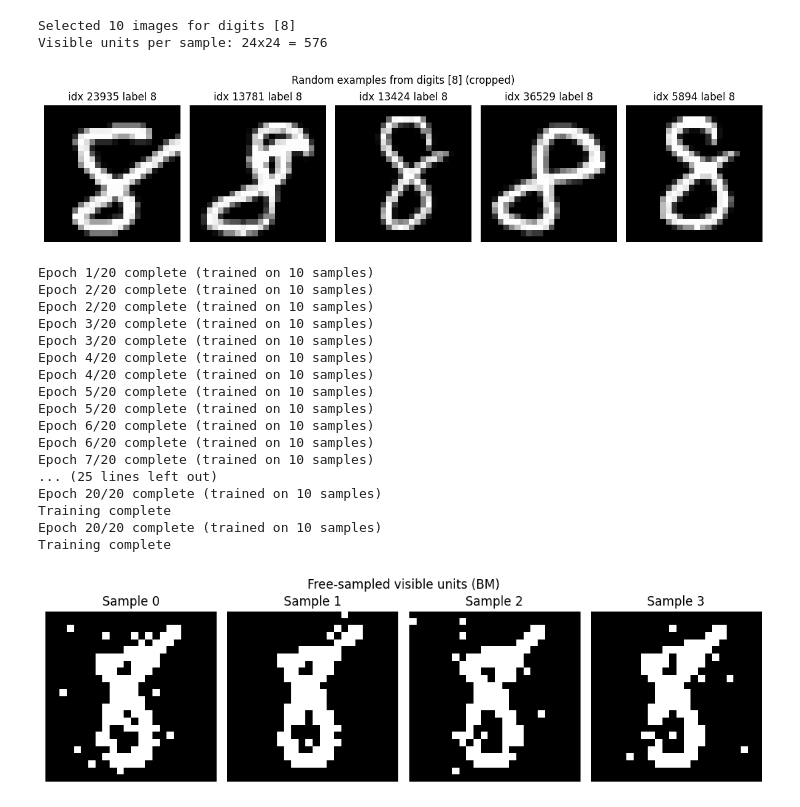
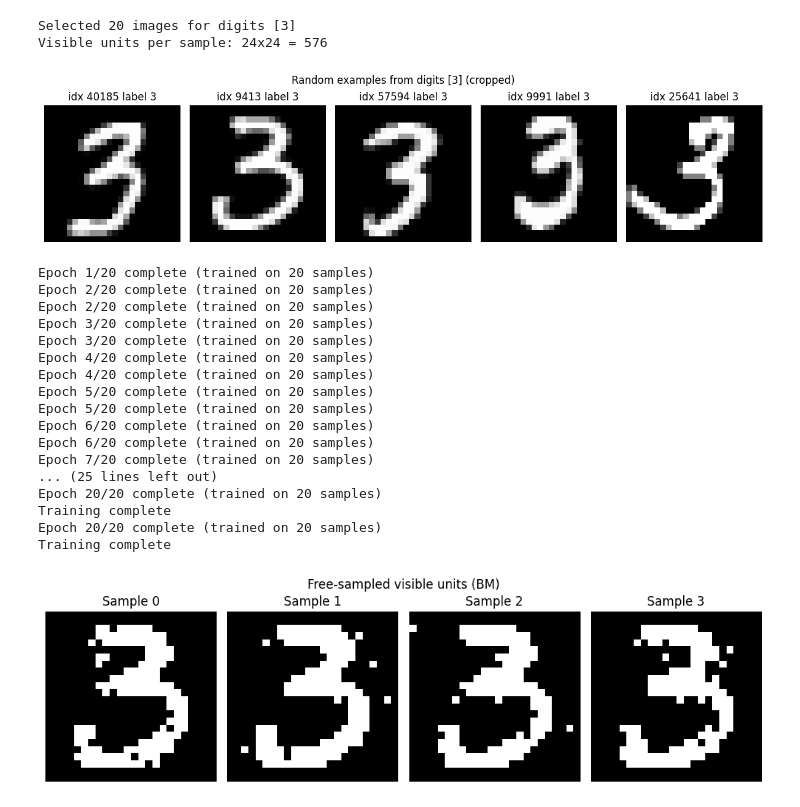
Before and after one commit to vivekhsridhar/EBMs, a Jupyter notebook: BoltzmannMachine.ipynb, the cells around one changed output. Drawn from its saved outputs; the diff is of its cells as text; code cells hidden in the pictures.

```diff
--- a/BoltzmannMachine.ipynb
+++ b/BoltzmannMachine.ipynb
@@ -9,8 +9,8 @@ from keras.datasets import mnist
 # %%
 # Configuration (aligned with Hopfield notebook)
 IMAGE_CROP = 2              # crop margin per side (28 -> 28-2*IMAGE_CROP)
-DIGITS = [8]                # list of digits to learn from (e.g. [0,1,8])
-N_TRAIN = 10                # number of images to sample from the selected digits
+DIGITS = [3]                # list of digits to learn from (e.g. [0,1,8])
+N_TRAIN = 20                # number of images to sample from the selected digits
 
 # Load and preprocess MNIST
 (X_train, y_train), _ = mnist.load_data()
@@ -31,23 +31,22 @@ training_patterns = (selected_images > image_means).astype(np.float32)
 print(f"Selected {training_patterns.shape[0]} images for digits {DIGITS}")
 print(f"Visible units per sample: {IMAGE_SIZE}x{IMAGE_SIZE} = {IMAGE_SIZE**2}")
 # %% [output]
-Selected 10 images for digits [8]
+Selected 20 images for digits [3]
 Visible units per sample: 24x24 = 576
 # %%
 # Visualize random up-to-5 examples from the selected training set (grayscale)
 viz_rng = np.random.default_rng(43)
-n_show = min(5, N_TRAIN)
-sel = viz_rng.choice(N_TRAIN, size=n_show, replace=False)
-fig, axes = plt.subplots(1, n_show, figsize=(12, 3))
+sel = viz_rng.choice(N_TRAIN, size=5, replace=False)
+fig, axes = plt.subplots(1, 5, figsize=(12, 3))
 for i, idx in enumerate(sel):
     axes[i].imshow(selected_images[idx], cmap='gray', interpolation='nearest')
     axes[i].set_title(f"idx {selected_idx[idx]} label {selected_labels[idx]}")
     axes[i].axis('off')
 plt.suptitle(f"Random examples from digits {DIGITS} (cropped)")
 plt.tight_layout()
 plt.show()
 # %% [output]
-[figure, old version]
+[figure, new version]
 # %%
 class Neuron:
     """
@@ -185,22 +184,22 @@ for epoch in range(n_epochs):
 
 print('Training complete')
 # %% [output]
-Epoch 1/20 complete (trained on 10 samples)
-Epoch 2/20 complete (trained on 10 samples)
-Epoch 2/20 complete (trained on 10 samples)
-Epoch 3/20 complete (trained on 10 samples)
-Epoch 3/20 complete (trained on 10 samples)
-Epoch 4/20 complete (trained on 10 samples)
-Epoch 4/20 complete (trained on 10 samples)
-Epoch 5/20 complete (trained on 10 samples)
-Epoch 5/20 complete (trained on 10 samples)
-Epoch 6/20 complete (trained on 10 samples)
-Epoch 6/20 complete (trained on 10 samples)
-Epoch 7/20 complete (trained on 10 samples)
+Epoch 1/20 complete (trained on 20 samples)
+Epoch 2/20 complete (trained on 20 samples)
+Epoch 2/20 complete (trained on 20 samples)
+Epoch 3/20 complete (trained on 20 samples)
+Epoch 3/20 complete (trained on 20 samples)
+Epoch 4/20 complete (trained on 20 samples)
+Epoch 4/20 complete (trained on 20 samples)
+Epoch 5/20 complete (trained on 20 samples)
+Epoch 5/20 complete (trained on 20 samples)
+Epoch 6/20 complete (trained on 20 samples)
+Epoch 6/20 complete (trained on 20 samples)
+Epoch 7/20 complete (trained on 20 samples)
 ... (25 lines left out)
-Epoch 20/20 complete (trained on 10 samples)
+Epoch 20/20 complete (trained on 20 samples)
 Training complete
-Epoch 20/20 complete (trained on 10 samples)
+Epoch 20/20 complete (trained on 20 samples)
 Training complete
 # %%
 # Sample from the model (free sampling) and visualize a few generated images
@@ -216,4 +215,4 @@ plt.suptitle('Free-sampled visible units (BM)')
 plt.tight_layout()
 plt.show()
 # %% [output]
-[figure, old version]
+[figure, new version]
```
Also changed, not shown: 1 other file.
